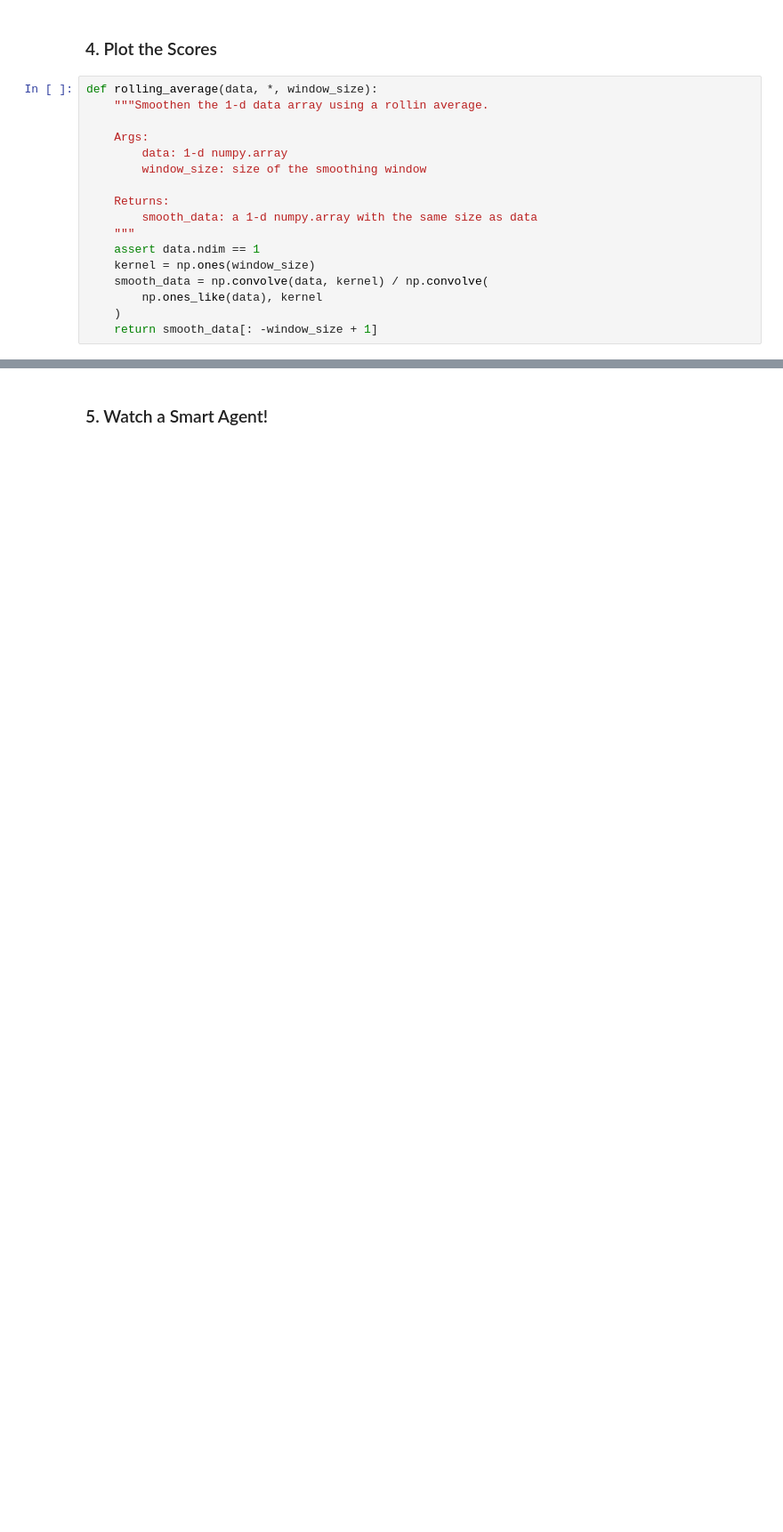
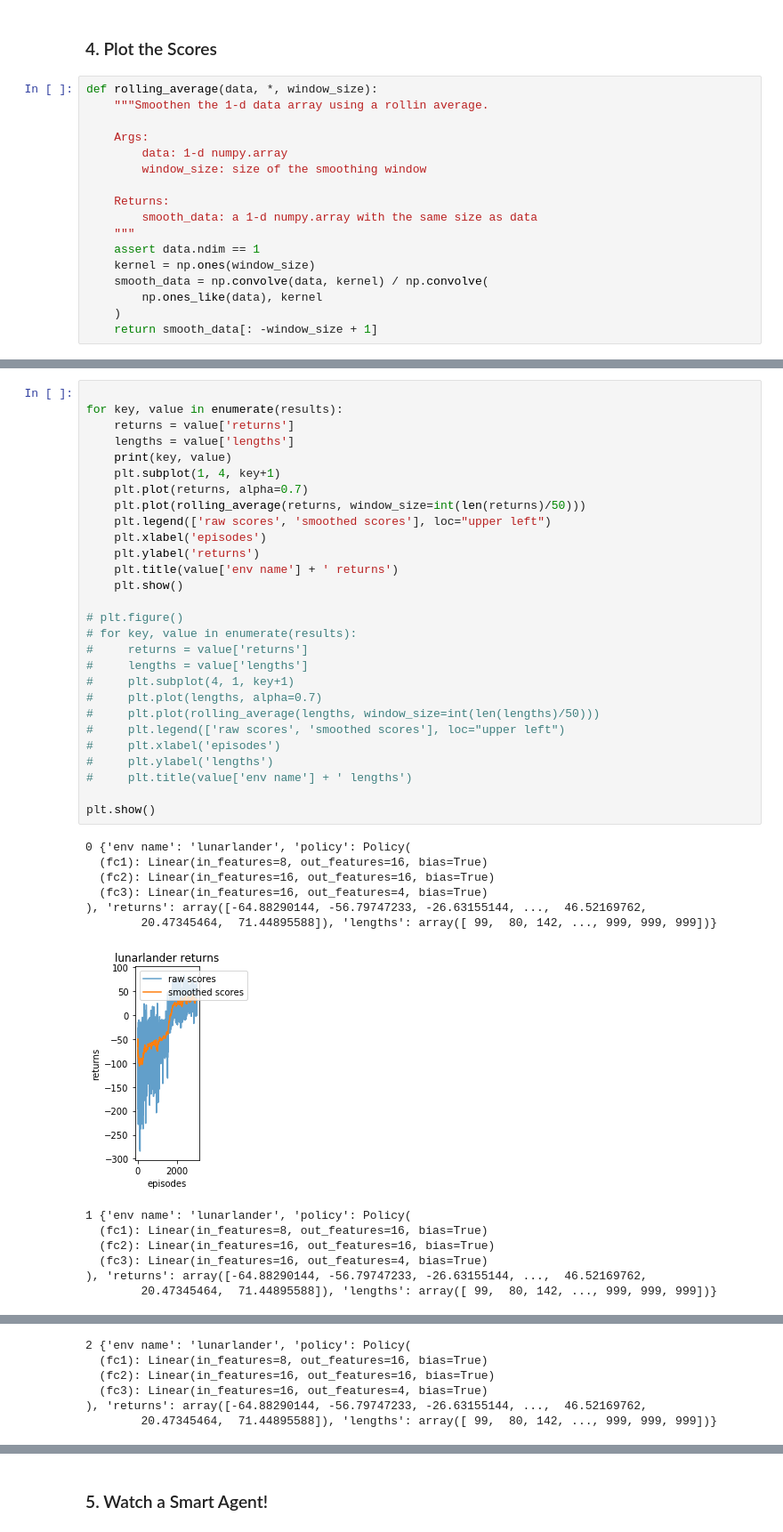
Before and after one commit to merchant98/Reninforcement-Learning, a Jupyter notebook: Project/code/REINFORCE.ipynb, the cells around one changed output, grey strips where cells are left out. Shown at 89% size. Cells and saved outputs as stored; diff of their text form; blank space fills up the shorter version.

```diff
--- a/Project/code/REINFORCE.ipynb
+++ b/Project/code/REINFORCE.ipynb
@@ -314,0 +333,42 @@ def rolling_average(data, *, window_size):
+# %%
+
+for key, value in enumerate(results):
+    returns = value['returns']
+    lengths = value['lengths']
+    print(key, value)
+    plt.subplot(1, 4, key+1)
+    plt.plot(returns, alpha=0.7)
+    plt.plot(rolling_average(returns, window_size=int(len(returns)/50)))
+    plt.legend(['raw scores', 'smoothed scores'], loc="upper left")
+    plt.xlabel('episodes')
+    plt.ylabel('returns')
+    plt.title(value['env name'] + ' returns')
+    plt.show()
+
+# plt.figure()
+# for key, value in enumerate(results):
+#     returns = value['returns']
+#     lengths = value['lengths']
+#     plt.subplot(4, 1, key+1)
+#     plt.plot(lengths, alpha=0.7)
+#     plt.plot(rolling_average(lengths, window_size=int(len(lengths)/50)))
+#     plt.legend(['raw scores', 'smoothed scores'], loc="upper left")
+#     plt.xlabel('episodes')
+#     plt.ylabel('lengths')
+#     plt.title(value['env name'] + ' lengths')
+
+plt.show()
+# %% [output]
+0 {'env name': 'lunarlander', 'policy': Policy(
+  (fc1): Linear(in_features=8, out_features=16, bias=True)
+  (fc2): Linear(in_features=16, out_features=16, bias=True)
+  (fc3): Linear(in_features=16, out_features=4, bias=True)
+), 'returns': array([-64.88290144, -56.79747233, -26.63155144, ...,  46.52169762,
+        20.47345464,  71.44895588]), 'lengths': array([ 99,  80, 142, ..., 999, 999, 999])}
+[figure, added]
+1 {'env name': 'lunarlander', 'policy': Policy(
+  (fc1): Linear(in_features=8, out_features=16, bias=True)
+  (fc2): Linear(in_features=16, out_features=16, bias=True)
+  (fc3): Linear(in_features=16, out_features=4, bias=True)
+), 'returns': array([-64.88290144, -56.79747233, -26.63155144, ...,  46.52169762,
+        20.47345464,  71.44895588]), 'lengths': array([ 99,  80, 142, ..., 999, 999, 999])}
@@ -314,0 +376,6 @@ def rolling_average(data, *, window_size):
+2 {'env name': 'lunarlander', 'policy': Policy(
+  (fc1): Linear(in_features=8, out_features=16, bias=True)
+  (fc2): Linear(in_features=16, out_features=16, bias=True)
+  (fc3): Linear(in_features=16, out_features=4, bias=True)
+), 'returns': array([-64.88290144, -56.79747233, -26.63155144, ...,  46.52169762,
+        20.47345464,  71.44895588]), 'lengths': array([ 99,  80, 142, ..., 999, 999, 999])}
```
Also changed, not shown: parts of 12 cells of this notebook, 23 other files.
